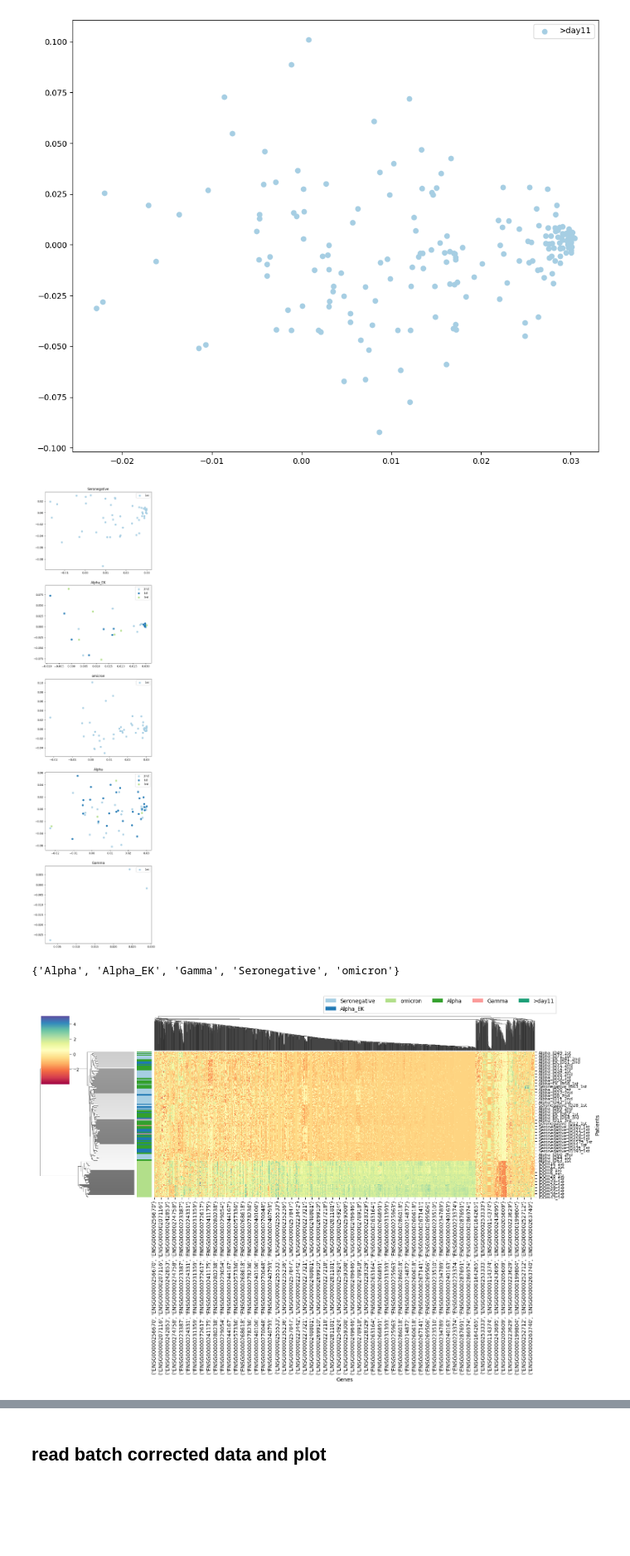
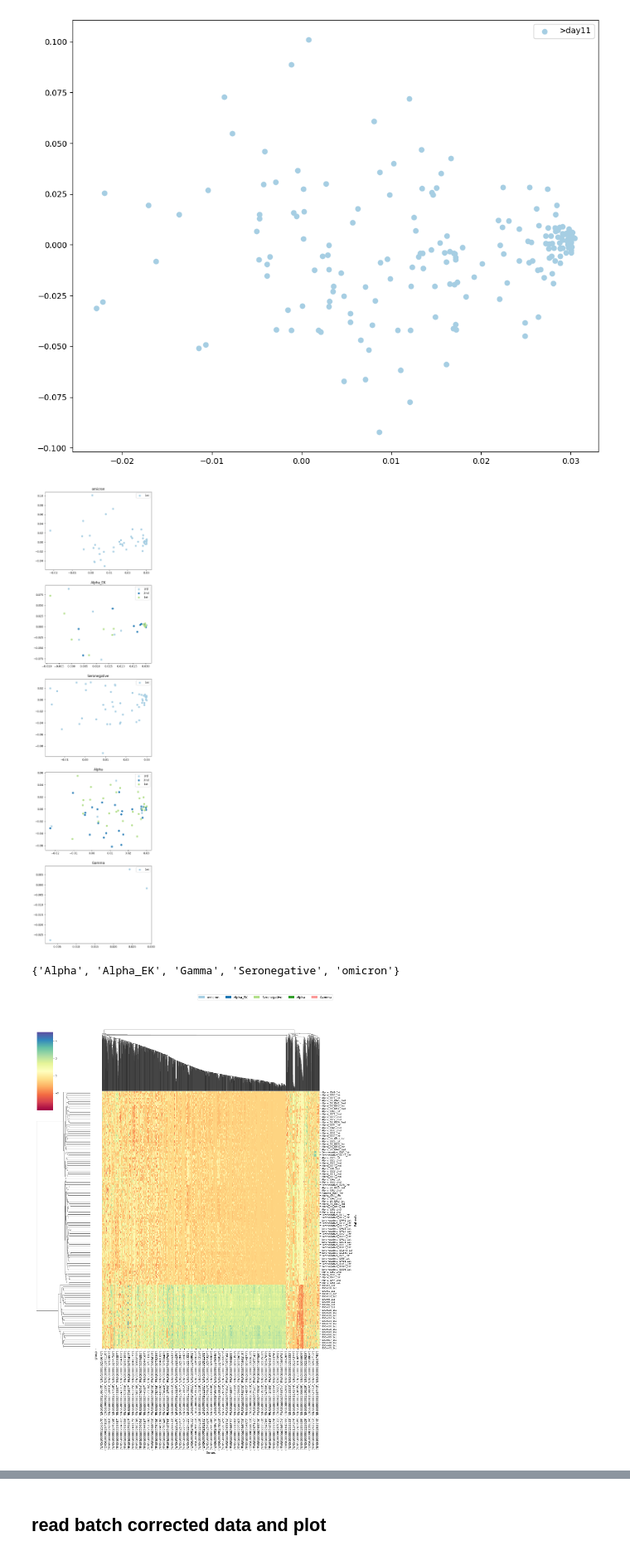
Before and after one commit to biomedbigdata/SARS-CoV-2_immunedeconv_bcrtcr, a Jupyter notebook: PBMCs_batch_correction/ALL_PBMCs_merge_visualize.ipynb, the cells around one changed output, grey strips where cells are left out. Shown at 83% size. Cells and saved outputs as stored; diff of their text form; code cells hidden in the pictures; blank space fills up the shorter version.

Commit message:
visualized batch corrected omicron data

```diff
--- a/PBMCs_batch_correction/ALL_PBMCs_merge_visualize.ipynb
+++ b/PBMCs_batch_correction/ALL_PBMCs_merge_visualize.ipynb
@@ -597,9 +597,9 @@ meta.shape
 ## start here with already prepared data
 # %%
 # original
-# full_samples_df = pd.read_csv("data/full_pbmcs_tpms.csv", index_col = "gene_id")
-# full_samples_geneCounts_df = pd.read_csv("data/full_pbmcs_geneCounts.csv", index_col = "gene_id")
-# meta = pd.read_csv("data/all_pbmc_metadata.csv")
+full_samples_df = pd.read_csv("../data/variants_omicron_ischgl_pbmcs_tpms.csv", index_col = "gene_id")
+full_samples_geneCounts_df = pd.read_csv("../data/variants_omicron_ischgl_pbmcs_geneCounts.csv", index_col = "gene_id")
+meta = pd.read_csv("../data/all_pbmc_metadata.csv")
 # %% [markdown]
 add additional column for nuns that separates into <=day11 and >day11
 # %%
@@ -811,13 +811,13 @@ for k,c in enumerate(conditions):
 
 plt.show()
 # %% [output]
-[figure, old version]
+[figure, new version]
 # %%
 conditions
 # %% [output]
 {'Alpha', 'Alpha_EK', 'Gamma', 'Seronegative', 'omicron'}
 # %%
-grouping_p = meta.copy()b
+grouping_p = meta.copy()
 species = grouping_p["group"]
 colors = sns.color_palette("Paired", len(conditions))
 lut = {list(conditions)[i]:colors[i] for i in range(len(conditions))}
@@ -830,37 +830,37 @@ lut2 = {list(clusters)[i]:colors2[i] for i in range(len(clusters))}
 row_colors2 = species2.map(lut2)
 
 # plt.rc('font', size=5)  # controls default text sizes
 # plt.rc('axes', titlesize=20)  # fontsize of the axes title
 # plt.rc('axes', labelsize=20)  # fontsize of the x and y labels
 # plt.rc('xtick', labelsize=20)  # fontsize of the tick labels
 plt.rc('ytick', labelsize=8)  # fontsize of the tick labels
 # plt.rc('legend', fontsize=20)
 
-g = sns.clustermap(norm.T, row_colors=[row_colors1], row_cluster=True, col_cluster=True,figsize=(15, 10),
+g = sns.clustermap(norm.T, row_colors=row_colors1, row_cluster=True, col_cluster=True,figsize=(15, 20),
                    cmap="Spectral")
 #g = sns.clustermap(norm.T, row_colors=[row_colors1], row_cluster=True, col_cluster=True,figsize=(15, 10),
 #                   cmap="Spectral")
 
 for key in lut:
     l = key
     c = lut[key]
     g.ax_col_dendrogram.bar(0, 0, color=c,
                             label=l, linewidth=0)
 for key in lut2:
     l = key
     c = lut2[key]
-    g.ax_col_dendrogram.bar(0, 0, color=c,
-                            label=l, linewidth=0)
+    #g.ax_col_dendrogram.bar(0, 0, color=c,
+    #                        label=l, linewidth=0)
 g.ax_col_dendrogram.legend(loc="upper center", ncol=5, bbox_to_anchor=(0.75, 1.5),
                            borderaxespad=0.)
 
 ax = g.ax_heatmap
 ax.set_xlabel("Genes")
 ax.set_ylabel("Patients")
 
 plt.show()
 # %% [output]
-[figure, old version]
+[figure, new version]
 # %%
 list(meta["sample_id"])
 # %% [output]
```
Also changed, not shown: parts of 10 cells of this notebook.
